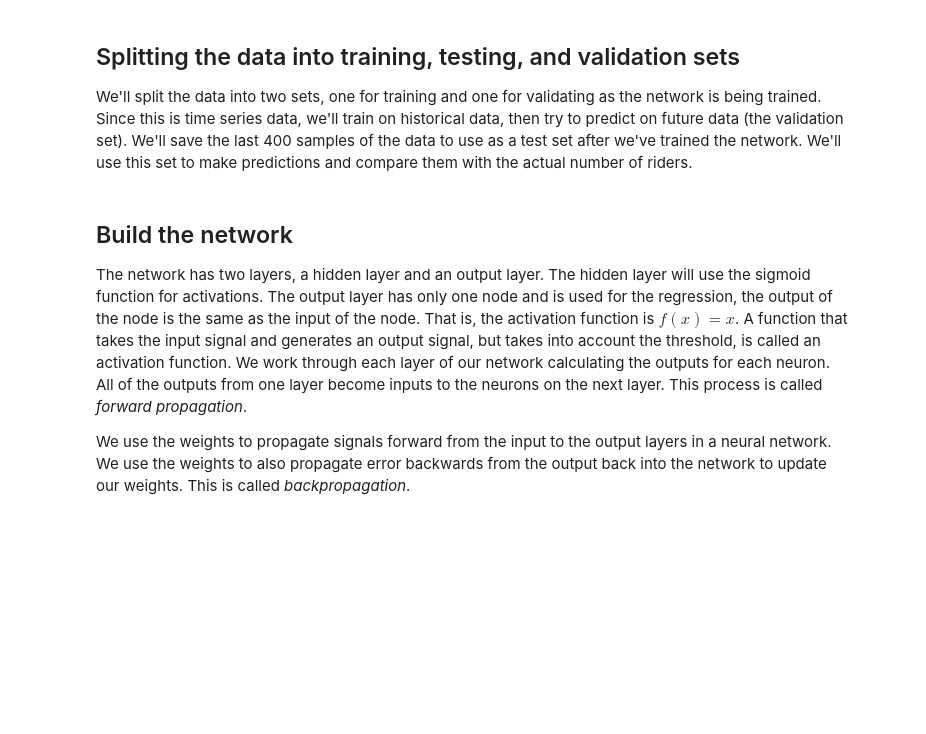
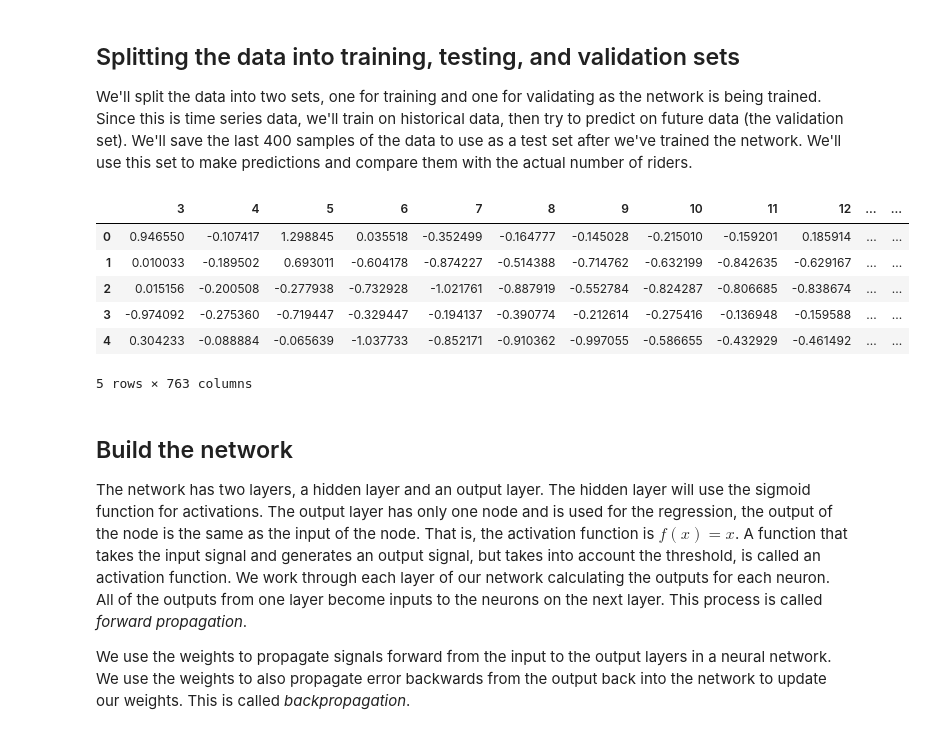
Before and after one commit to juzihuang/deep-fund, a Jupyter notebook: nn2_multiple/fund_regression_multiple.ipynb, the cells around one changed output. Saved outputs shown, nothing was run; the diff lists cells and outputs as text; code cells hidden in the pictures; blank space fills up the shorter version.

```diff
--- a/nn2_multiple/fund_regression_multiple.ipynb
+++ b/nn2_multiple/fund_regression_multiple.ipynb
@@ -93,6 +195,17 @@ data_features, data_targets = features[:-400], targets[:-400]
 # Hold out the last 400 of the remaining data as a validation set
 val_features, val_targets = data_features[-400:], data_targets[-400:]
 train_features, train_targets = data_features[:-400], data_targets[:-400]
+# %%
+# Head of the scaled features
+features.head()
+# %% [output]
+|  | 3 | 4 | 5 | 6 | 7 | 8 | 9 | 10 | 11 | 12 | ... | ... |
+| 0 | 0.946550 | -0.107417 | 1.298845 | 0.035518 | -0.352499 | -0.164777 | -0.145028 | -0.215010 | -0.159201 | 0.185914 | ... | ... |
+| 1 | 0.010033 | -0.189502 | 0.693011 | -0.604178 | -0.874227 | -0.514388 | -0.714762 | -0.632199 | -0.842635 | -0.629167 | ... | ... |
+| 2 | 0.015156 | -0.200508 | -0.277938 | -0.732928 | -1.021761 | -0.887919 | -0.552784 | -0.824287 | -0.806685 | -0.838674 | ... | ... |
+| 3 | -0.974092 | -0.275360 | -0.719447 | -0.329447 | -0.194137 | -0.390774 | -0.212614 | -0.275416 | -0.136948 | -0.159588 | ... | ... |
+| 4 | 0.304233 | -0.088884 | -0.065639 | -1.037733 | -0.852171 | -0.910362 | -0.997055 | -0.586655 | -0.432929 | -0.461492 | ... | ... |
+5 rows × 763 columns
 # %% [markdown]
 ## Build the network
 
```
Also changed, not shown: parts of 11 cells of this notebook, 6 other files.
